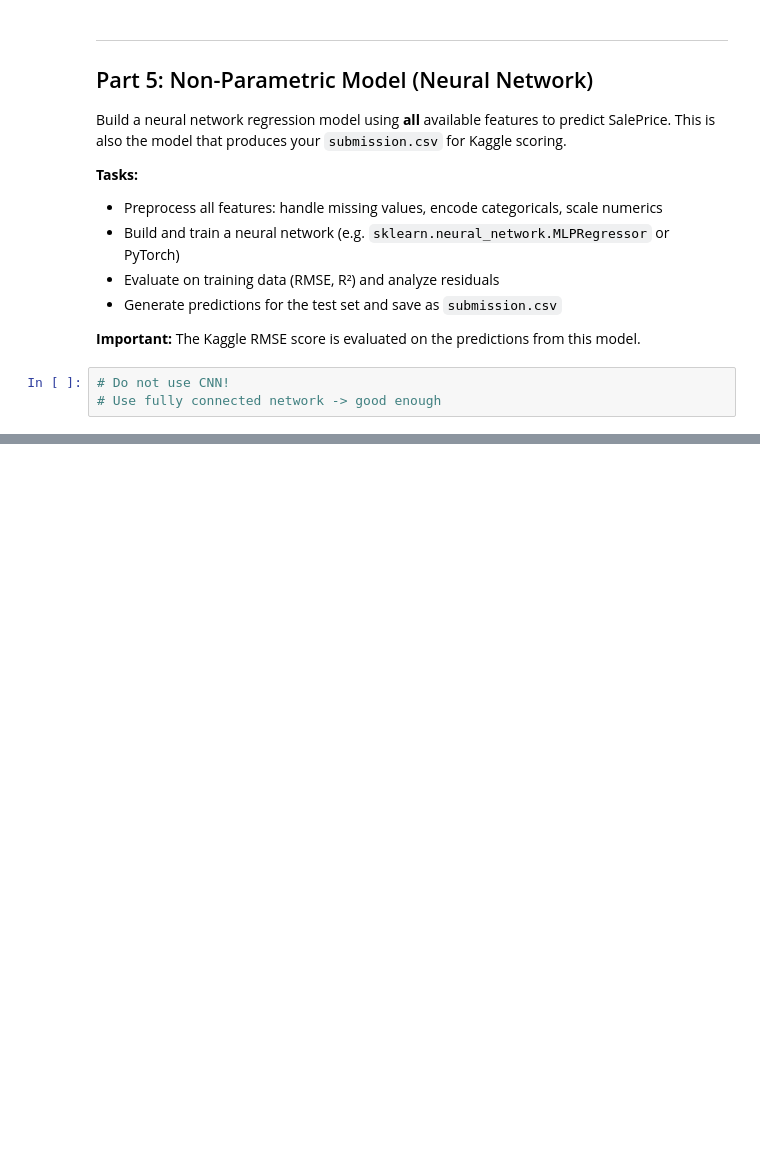
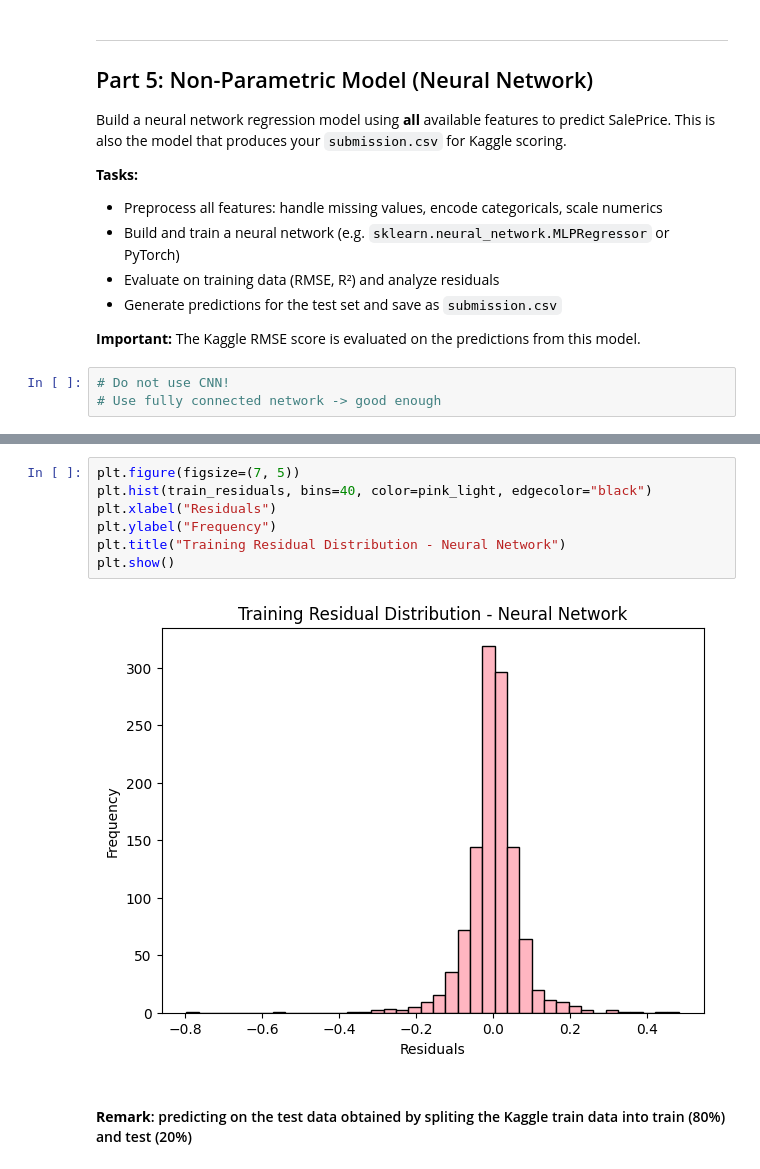
Before and after one commit to em-cd/cstats-project, a Jupyter notebook: project_STUDENTID.ipynb, the cells around one changed output, grey strips where cells are left out. Saved outputs shown, nothing was run; the diff lists cells and outputs as text; blank space fills up the shorter version.

```diff
--- a/project_STUDENTID.ipynb
+++ b/project_STUDENTID.ipynb
@@ -1352,0 +1460,11 @@ Build a neural network regression model using **all** available features to pred
+# %%
+plt.figure(figsize=(7, 5))
+plt.hist(train_residuals, bins=40, color=pink_light, edgecolor="black")
+plt.xlabel("Residuals")
+plt.ylabel("Frequency")
+plt.title("Training Residual Distribution - Neural Network")
+plt.show()
+# %% [output]
+[figure, added]
+# %% [markdown]
+#### **Remark**: predicting on the test data obtained by spliting the Kaggle train data into train (80%) and test (20%)
```
Also changed, not shown: parts of 18 cells of this notebook.
